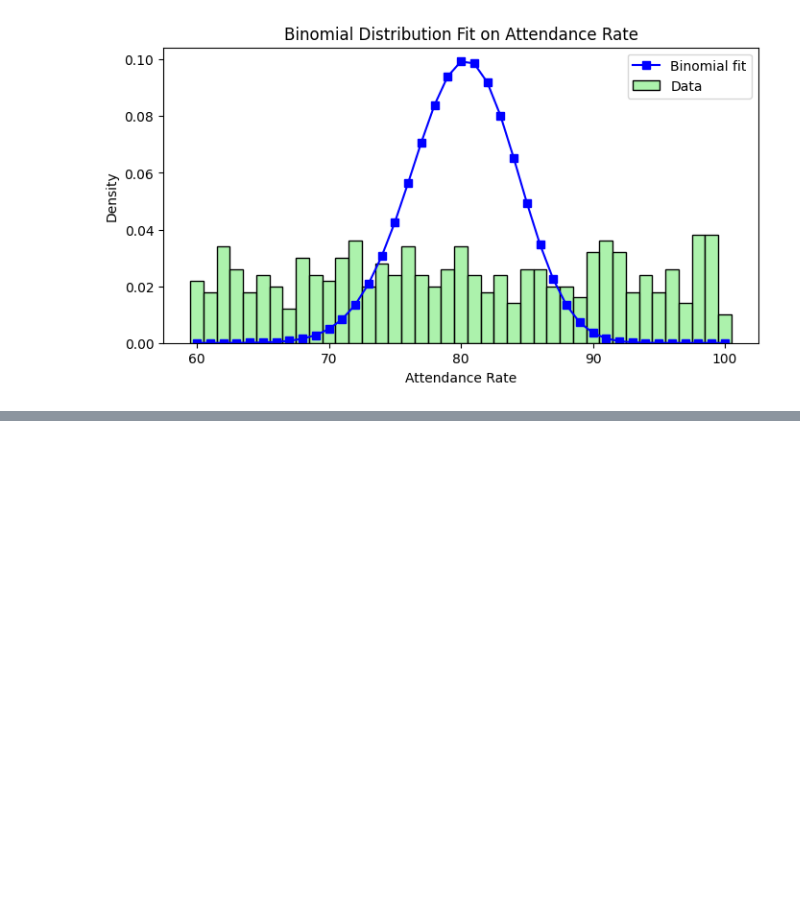
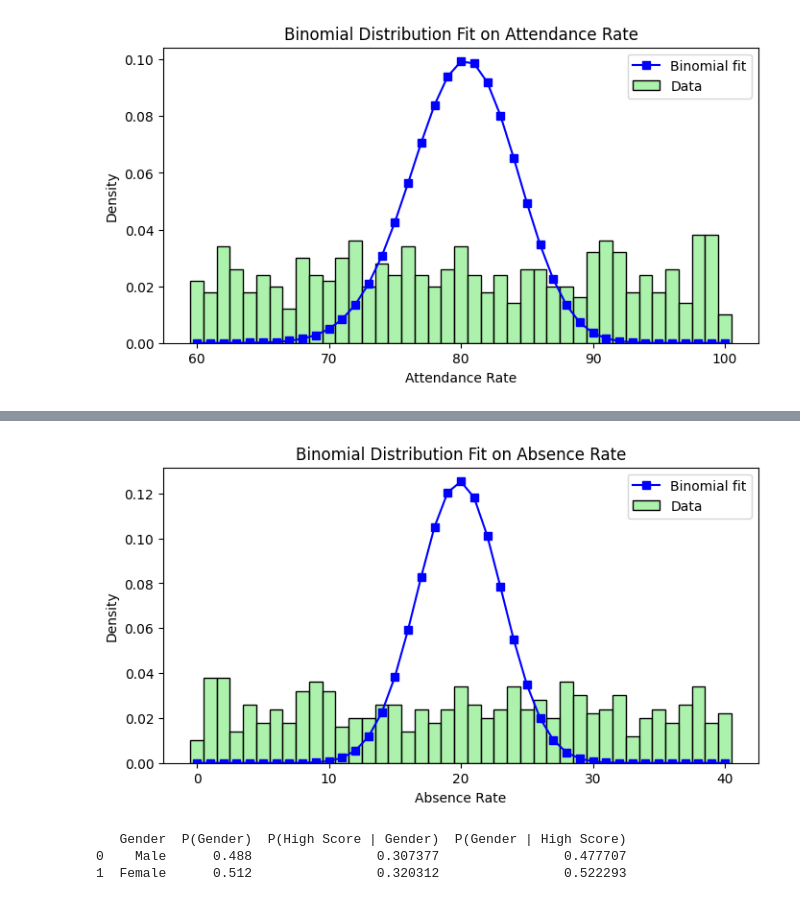
Before and after one commit to chandraparsad3/ML, a Jupyter notebook: DataScience/Datascience.ipynb, the cells around one changed output, grey strips where cells are left out. Cells and saved outputs as stored; diff of their text form; code cells hidden in the pictures; blank space fills up the shorter version.

```diff
--- a/DataScience/Datascience.ipynb
+++ b/DataScience/Datascience.ipynb
@@ -142,0 +165,42 @@ plt.show()
+# %%
+
+plt.figure(figsize=(8, 4))
+sns.histplot(data, bins=range(data.min(), data.max() + 2), stat='density', discrete=True, color='lightgreen', label='Data')
+n_binom = data.max()
+p_binom = data.mean() / n_binom if n_binom != 0 else 0
+x = np.arange(data.min(), data.max() + 1)
+binom_pmf = binom.pmf(x, n=n_binom, p=p_binom)
+plt.plot(x, binom_pmf, 's-', color='blue', label='Binomial fit')
+plt.title('Binomial Distribution Fit on Absence Rate')
+plt.xlabel('Absence Rate')
+plt.ylabel('Density')
+plt.legend()
+plt.show()
+# %% [output]
+[figure, added]
+# %%
+threshold = 70
+
+p_male = len(df[df['Gender'] == 'Male']) / len(df)
+p_female = len(df[df['Gender'] == 'Female']) / len(df)
+
+p_high_given_male = len(df[(df['Gender'] == 'Male') & (df['Math_Score'] >= threshold)]) / len(df[df['Gender'] == 'Male'])
+p_high_given_female = len(df[(df['Gender'] == 'Female') & (df['Math_Score'] >= threshold)]) / len(df[df['Gender'] == 'Female'])
+
+p_high_score = len(df[df['Math_Score'] >= threshold]) / len(df)
+
+p_male_given_high = (p_high_given_male * p_male) / p_high_score
+p_female_given_high = (p_high_given_female * p_female) / p_high_score
+
+result = pd.DataFrame({
+    'Gender': ['Male', 'Female'],
+    'P(Gender)': [p_male, p_female],
+    'P(High Score | Gender)': [p_high_given_male, p_high_given_female],
+    'P(Gender | High Score)': [p_male_given_high, p_female_given_high]
+})
+
+print(result)
+# %% [output]
+   Gender  P(Gender)  P(High Score | Gender)  P(Gender | High Score)
+0    Male      0.488                0.307377                0.477707
+1  Female      0.512                0.320312                0.522293
```
Also changed, not shown: parts of 4 cells of this notebook.
